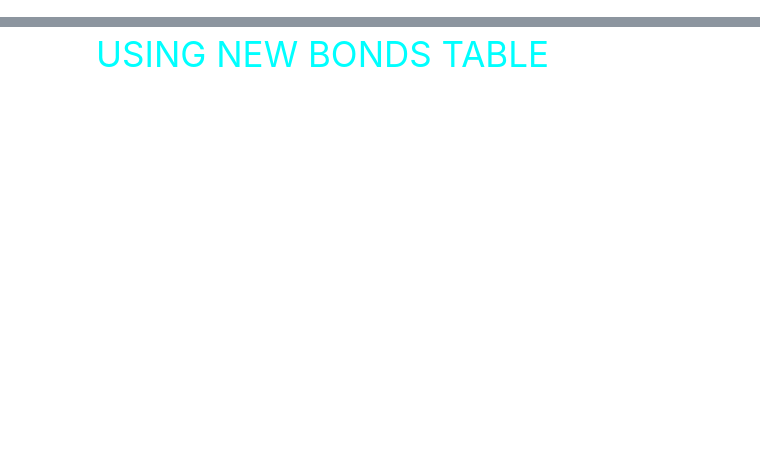
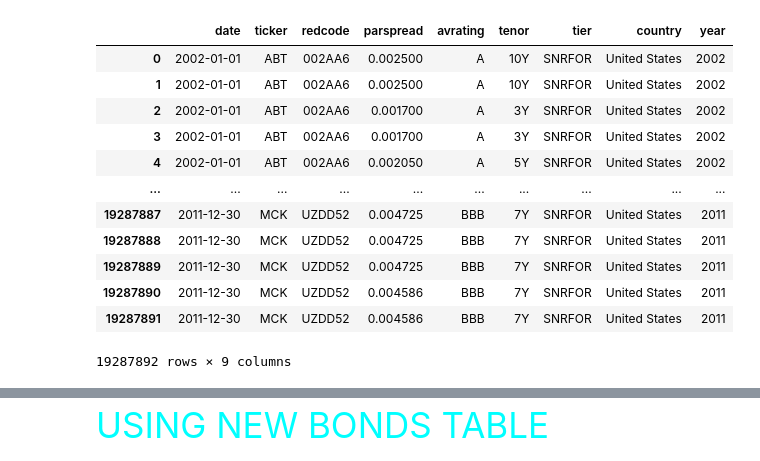
Before and after one commit to zixiaowang123/full_stack_project, a Jupyter notebook: src/test.ipynb, the cells around one changed output, grey strips where cells are left out. Cells and saved outputs as stored; diff of their text form; code cells hidden in the pictures; blank space fills up the shorter version.

```diff
--- a/src/test.ipynb
+++ b/src/test.ipynb
@@ -9,0 +27,20 @@ wbonds = pd.read_parquet("wrds_bond.parquet")
+# %%
+import pandas as pd
+import numpy as np
+cds1 = pd.read_parquet("markit_cds_1.parquet")
+cds2 = pd.read_parquet("markit_cds_2.parquet")
+cds1
+# %% [output]
+|  | date | ticker | redcode | parspread | avrating | tenor | tier | country | year |
+| 0 | 2002-01-01 | ABT | 002AA6 | 0.002500 | A | 10Y | SNRFOR | United States | 2002 |
+| 1 | 2002-01-01 | ABT | 002AA6 | 0.002500 | A | 10Y | SNRFOR | United States | 2002 |
+| 2 | 2002-01-01 | ABT | 002AA6 | 0.001700 | A | 3Y | SNRFOR | United States | 2002 |
+| 3 | 2002-01-01 | ABT | 002AA6 | 0.001700 | A | 3Y | SNRFOR | United States | 2002 |
+| 4 | 2002-01-01 | ABT | 002AA6 | 0.002050 | A | 5Y | SNRFOR | United States | 2002 |
+| ... | ... | ... | ... | ... | ... | ... | ... | ... | ... |
+| 19287887 | 2011-12-30 | MCK | UZDD52 | 0.004725 | BBB | 7Y | SNRFOR | United States | 2011 |
+| 19287888 | 2011-12-30 | MCK | UZDD52 | 0.004725 | BBB | 7Y | SNRFOR | United States | 2011 |
+| 19287889 | 2011-12-30 | MCK | UZDD52 | 0.004725 | BBB | 7Y | SNRFOR | United States | 2011 |
+| 19287890 | 2011-12-30 | MCK | UZDD52 | 0.004586 | BBB | 7Y | SNRFOR | United States | 2011 |
+| 19287891 | 2011-12-30 | MCK | UZDD52 | 0.004586 | BBB | 7Y | SNRFOR | United States | 2011 |
+19287892 rows × 9 columns
```
Also changed, not shown: parts of 25 cells of this notebook, 4 other files.
